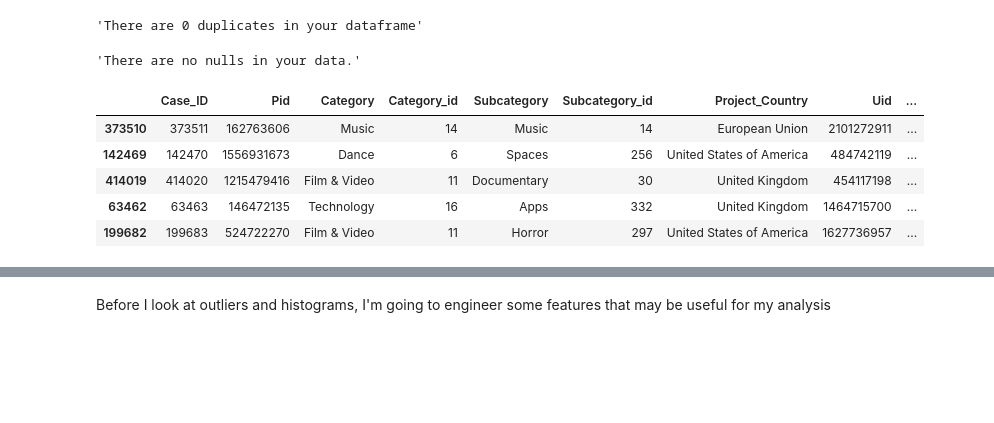
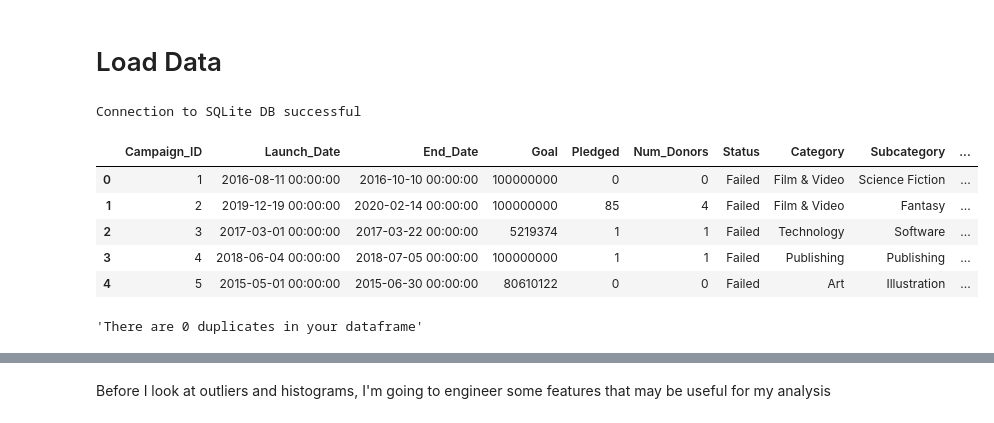
Before and after one commit to SBangarh/Kickstarter_Analysis, a Jupyter notebook: exploratory_analysis.ipynb, the cells around one changed output, grey strips where cells are left out. Saved outputs shown, nothing was run; the diff lists cells and outputs as text; code cells hidden in the pictures; blank space fills up the shorter version.

```diff
--- a/exploratory_analysis.ipynb
+++ b/exploratory_analysis.ipynb
@@ -152,0 +129,2 @@ data = load_json_from_zip(zip_file_path, file_name)
+# %% [markdown]
+# Load Data
@@ -153,18 +151,29 @@ data = load_json_from_zip(zip_file_path, file_name)
+# %%
+#create connection to db
+connection = create_connection('kickstarter.sqlite')
+# %% [output]
+Connection to SQLite DB successful
+# %%
+#query db for data
+my_query = """SELECT Campaign_ID, Launch_Date, End_Date, Goal, Pledged, Num_Donors, Status, Category, Subcategory, Project_Country
+            FROM Campaigns
+            INNER JOIN Categories ON Campaigns.Category_ID=Categories.Category_ID
+            INNER JOIN Subcategories ON Campaigns.Subcategory_ID=Subcategories.Subcategory_ID
+            INNER JOIN Countries ON Campaigns.Country_ID=Countries.Country_ID"""
+
+#store query results in df
+data = pd.read_sql_query(my_query, connection)
+
+data.head()
+# %% [output]
+|  | Campaign_ID | Launch_Date | End_Date | Goal | Pledged | Num_Donors | Status | Category | Subcategory | ... |
+| 0 | 1 | 2016-08-11 00:00:00 | 2016-10-10 00:00:00 | 100000000 | 0 | 0 | Failed | Film & Video | Science Fiction | ... |
+| 1 | 2 | 2019-12-19 00:00:00 | 2020-02-14 00:00:00 | 100000000 | 85 | 4 | Failed | Film & Video | Fantasy | ... |
+| 2 | 3 | 2017-03-01 00:00:00 | 2017-03-22 00:00:00 | 5219374 | 1 | 1 | Failed | Technology | Software | ... |
+| 3 | 4 | 2018-06-04 00:00:00 | 2018-07-05 00:00:00 | 100000000 | 1 | 1 | Failed | Publishing | Publishing | ... |
+| 4 | 5 | 2015-05-01 00:00:00 | 2015-06-30 00:00:00 | 80610122 | 0 | 0 | Failed | Art | Illustration | ... |
 # %%
 #check for dups
 check_dups(data)
 # %% [output]
 'There are 0 duplicates in your dataframe'
-# %%
-check_nulls(data)
-# %% [output]
-'There are no nulls in your data.'
-# %%
-df_sample(data, 5)
-# %% [output]
-|  | Case_ID | Pid | Category | Category_id | Subcategory | Subcategory_id | Project_Country | Uid | ... |
-| 373510 | 373511 | 162763606 | Music | 14 | Music | 14 | European Union | 2101272911 | ... |
-| 142469 | 142470 | 1556931673 | Dance | 6 | Spaces | 256 | United States of America | 484742119 | ... |
-| 414019 | 414020 | 1215479416 | Film & Video | 11 | Documentary | 30 | United Kingdom | 454117198 | ... |
-| 63462 | 63463 | 146472135 | Technology | 16 | Apps | 332 | United Kingdom | 1464715700 | ... |
-| 199682 | 199683 | 524722270 | Film & Video | 11 | Horror | 297 | United States of America | 1627736957 | ... |
```
Also changed, not shown: parts of 37 cells of this notebook, 1 other file.
